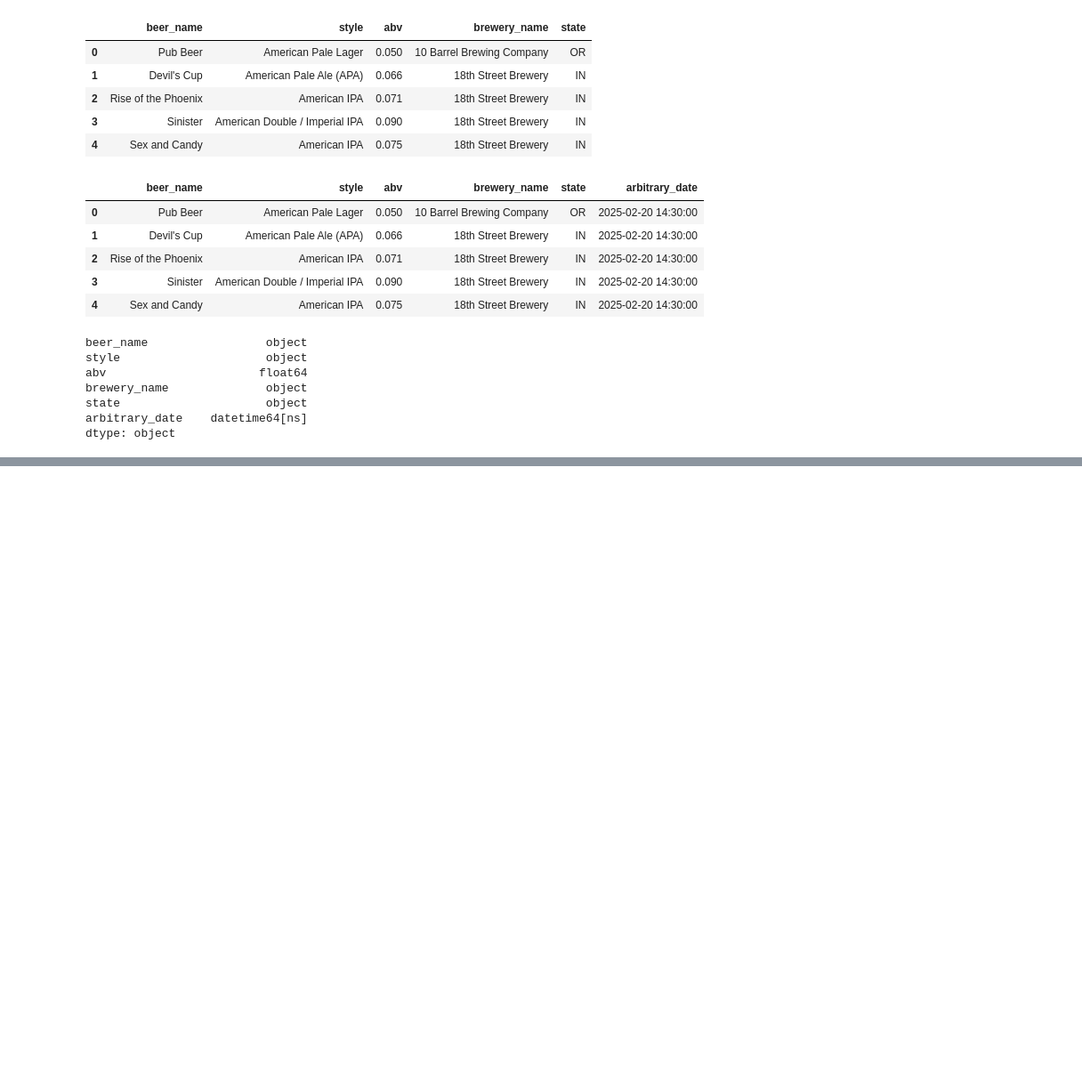
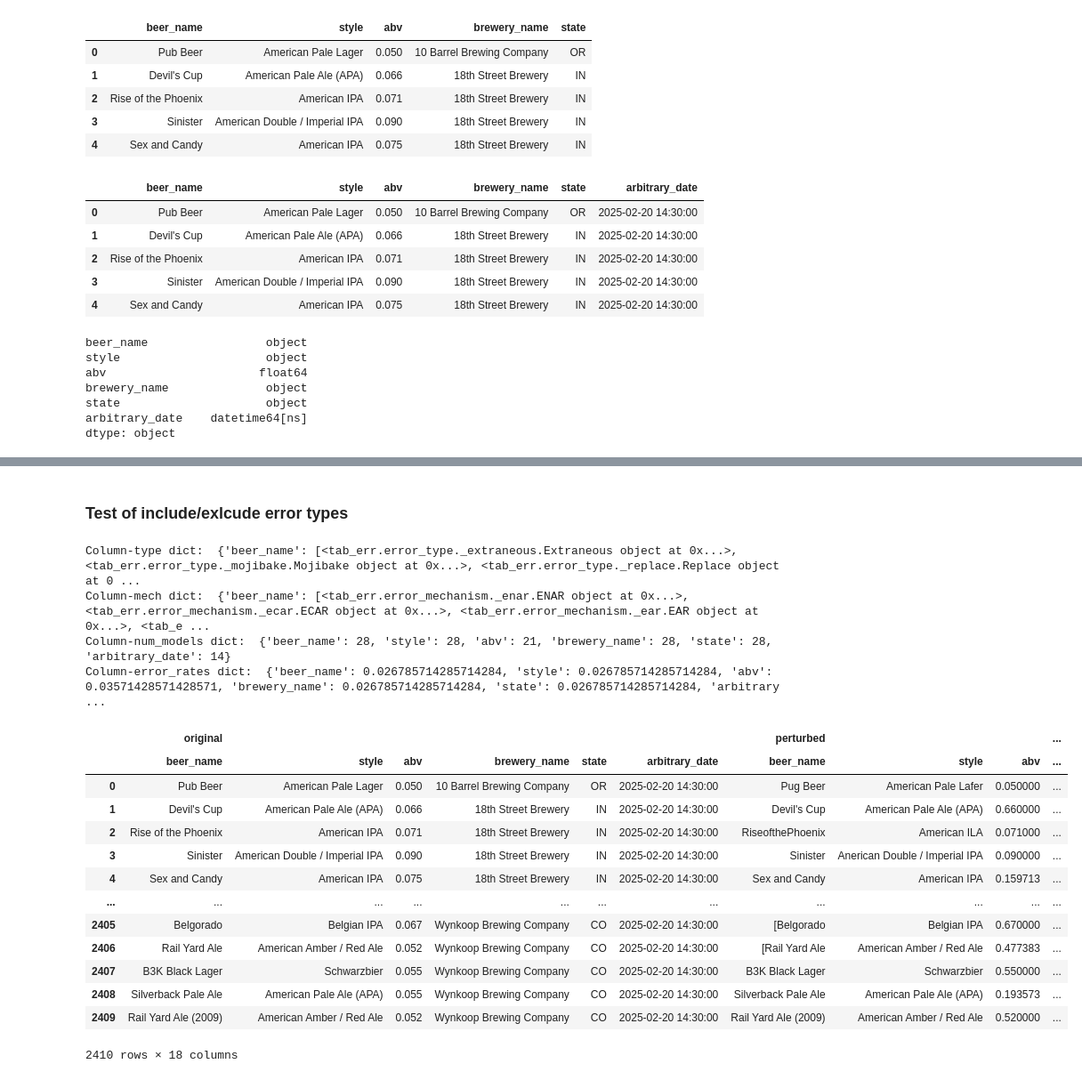
Before and after one commit to calgo-lab/tab_err, a Jupyter notebook: examples/High_Level_Test.ipynb, the cells around one changed output, grey strips where cells are left out. Shown: that part at 89% size. Cells and saved outputs as stored; diff of their text form; code cells hidden in the pictures; blank space fills up the shorter version.

Commit message:
Tested the include/exclude error types

```diff
--- a/examples/High_Level_Test.ipynb
+++ b/examples/High_Level_Test.ipynb
@@ -128 +130,3 @@ Column-error_rates dict:  {'beer_name': 0.02142857142857143, 'style': 0.02142857
 2410 rows × 18 columns
+# %% [markdown]
+### Test of include/exlcude error types
@@ -128,0 +137,23 @@ Column-error_rates dict:  {'beer_name': 0.02142857142857143, 'style': 0.02142857
+# %%
+# Error types to exclude - well formed
+df_dirty, error_mask = high_level.create_errors(df_clean, max_error_rate=0.75, error_types_to_exclude=[error_type.MissingValue()])
+show_result(df_clean, df_dirty, error_mask)
+# %% [output]
+Column-type dict:  {'beer_name': [<tab_err.error_type._extraneous.Extraneous object at 0x...>, <tab_err.error_type._mojibake.Mojibake object at 0x...>, <tab_err.error_type._replace.Replace object at 0 ...
+Column-mech dict:  {'beer_name': [<tab_err.error_mechanism._enar.ENAR object at 0x...>, <tab_err.error_mechanism._ecar.ECAR object at 0x...>, <tab_err.error_mechanism._ear.EAR object at 0x...>, <tab_e ...
+Column-num_models dict:  {'beer_name': 28, 'style': 28, 'abv': 21, 'brewery_name': 28, 'state': 28, 'arbitrary_date': 14}
+Column-error_rates dict:  {'beer_name': 0.026785714285714284, 'style': 0.026785714285714284, 'abv': 0.03571428571428571, 'brewery_name': 0.026785714285714284, 'state': 0.026785714285714284, 'arbitrary ...
+|  | original |  |  |  |  |  | perturbed |  |  | ... |
+|  | beer_name | style | abv | brewery_name | state | arbitrary_date | beer_name | style | abv | ... |
+| 0 | Pub Beer | American Pale Lager | 0.050 | 10 Barrel Brewing Company | OR | 2025-02-20 14:30:00 | Pug Beer | American Pale Lafer | 0.050000 | ... |
+| 1 | Devil's Cup | American Pale Ale (APA) | 0.066 | 18th Street Brewery | IN | 2025-02-20 14:30:00 | Devil's Cup | American Pale Ale (APA) | 0.660000 | ... |
+| 2 | Rise of the Phoenix | American IPA | 0.071 | 18th Street Brewery | IN | 2025-02-20 14:30:00 | RiseofthePhoenix | American ILA | 0.071000 | ... |
+| 3 | Sinister | American Double / Imperial IPA | 0.090 | 18th Street Brewery | IN | 2025-02-20 14:30:00 | Sinister | Anerican Double / Imperial IPA | 0.090000 | ... |
+| 4 | Sex and Candy | American IPA | 0.075 | 18th Street Brewery | IN | 2025-02-20 14:30:00 | Sex and Candy | American IPA | 0.159713 | ... |
+| ... | ... | ... | ... | ... | ... | ... | ... | ... | ... | ... |
+| 2405 | Belgorado | Belgian IPA | 0.067 | Wynkoop Brewing Company | CO | 2025-02-20 14:30:00 | [Belgorado | Belgian IPA | 0.670000 | ... |
+| 2406 | Rail Yard Ale | American Amber / Red Ale | 0.052 | Wynkoop Brewing Company | CO | 2025-02-20 14:30:00 | [Rail Yard Ale | American Amber / Red Ale | 0.477383 | ... |
+| 2407 | B3K Black Lager | Schwarzbier | 0.055 | Wynkoop Brewing Company | CO | 2025-02-20 14:30:00 | B3K Black Lager | Schwarzbier | 0.550000 | ... |
+| 2408 | Silverback Pale Ale | American Pale Ale (APA) | 0.055 | Wynkoop Brewing Company | CO | 2025-02-20 14:30:00 | Silverback Pale Ale | American Pale Ale (APA) | 0.193573 | ... |
+| 2409 | Rail Yard Ale (2009) | American Amber / Red Ale | 0.052 | Wynkoop Brewing Company | CO | 2025-02-20 14:30:00 | Rail Yard Ale (2009) | American Amber / Red Ale | 0.520000 | ... |
+2410 rows × 18 columns
```
Also changed, not shown: parts of 7 cells of this notebook, 7 other files.
